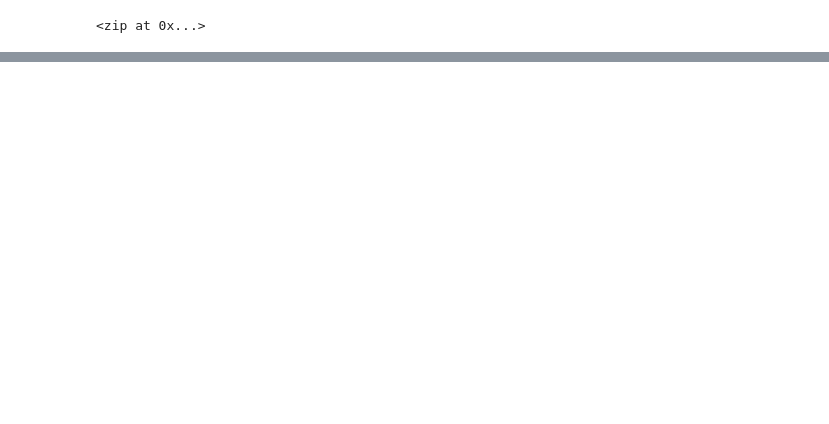
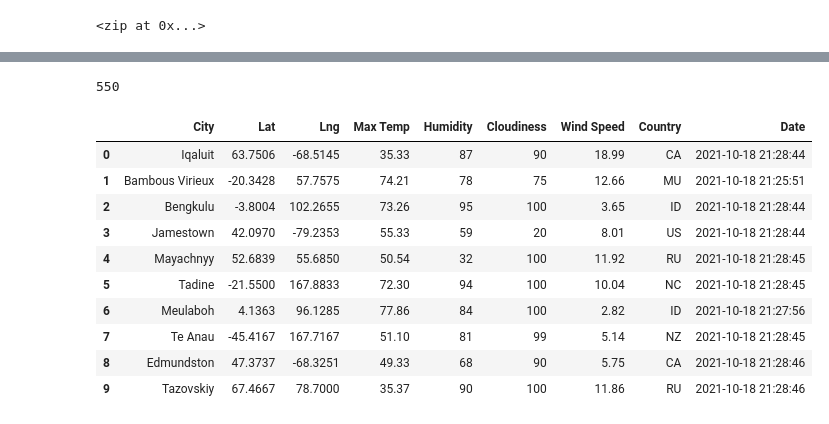
Before and after one commit to hwaijiinlee/World_Weather_Analysis, a Jupyter notebook: WeatherPy.ipynb, the cells around one changed output, grey strips where cells are left out. Saved outputs shown, nothing was run; the diff lists cells and outputs as text; code cells hidden in the pictures; blank space fills up the shorter version.

Commit message:
updating weatherpy

```diff
--- a/WeatherPy.ipynb
+++ b/WeatherPy.ipynb
@@ -35,0 +42,4 @@ len(cities)
+# %%
+# starting URL for weather map API call
+url = "http://api.openweathermap.org/data/2.5/weather?units=Imperial&APPID=" + weather_api_key
+#print(url)
@@ -35,0 +133,20 @@ len(cities)
+# %%
+len(city_data)
+# %% [output]
+550
+# %%
+#convert array of dictionaries to a Pandas dataframe
+city_data_df = pd.DataFrame(city_data)
+city_data_df.head(10)
+# %% [output]
+|  | City | Lat | Lng | Max Temp | Humidity | Cloudiness | Wind Speed | Country | Date |
+| 0 | Iqaluit | 63.7506 | -68.5145 | 35.33 | 87 | 90 | 18.99 | CA | 2021-10-18 21:28:44 |
+| 1 | Bambous Virieux | -20.3428 | 57.7575 | 74.21 | 78 | 75 | 12.66 | MU | 2021-10-18 21:25:51 |
+| 2 | Bengkulu | -3.8004 | 102.2655 | 73.26 | 95 | 100 | 3.65 | ID | 2021-10-18 21:28:44 |
+| 3 | Jamestown | 42.0970 | -79.2353 | 55.33 | 59 | 20 | 8.01 | US | 2021-10-18 21:28:44 |
+| 4 | Mayachnyy | 52.6839 | 55.6850 | 50.54 | 32 | 100 | 11.92 | RU | 2021-10-18 21:28:45 |
+| 5 | Tadine | -21.5500 | 167.8833 | 72.30 | 94 | 100 | 10.04 | NC | 2021-10-18 21:28:45 |
+| 6 | Meulaboh | 4.1363 | 96.1285 | 77.86 | 84 | 100 | 2.82 | ID | 2021-10-18 21:27:56 |
+| 7 | Te Anau | -45.4167 | 167.7167 | 51.10 | 81 | 99 | 5.14 | NZ | 2021-10-18 21:28:45 |
+| 8 | Edmundston | 47.3737 | -68.3251 | 49.33 | 68 | 90 | 5.75 | CA | 2021-10-18 21:28:46 |
+| 9 | Tazovskiy | 67.4667 | 78.7000 | 35.37 | 90 | 100 | 11.86 | RU | 2021-10-18 21:28:46 |
```
Also changed, not shown: parts of 9 cells of this notebook, 2 other files.
